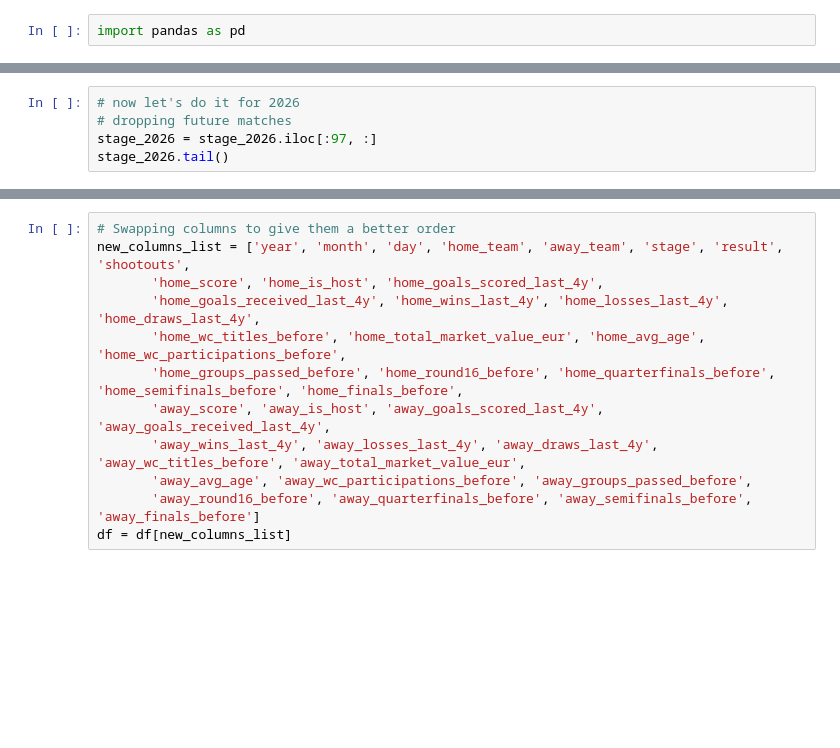
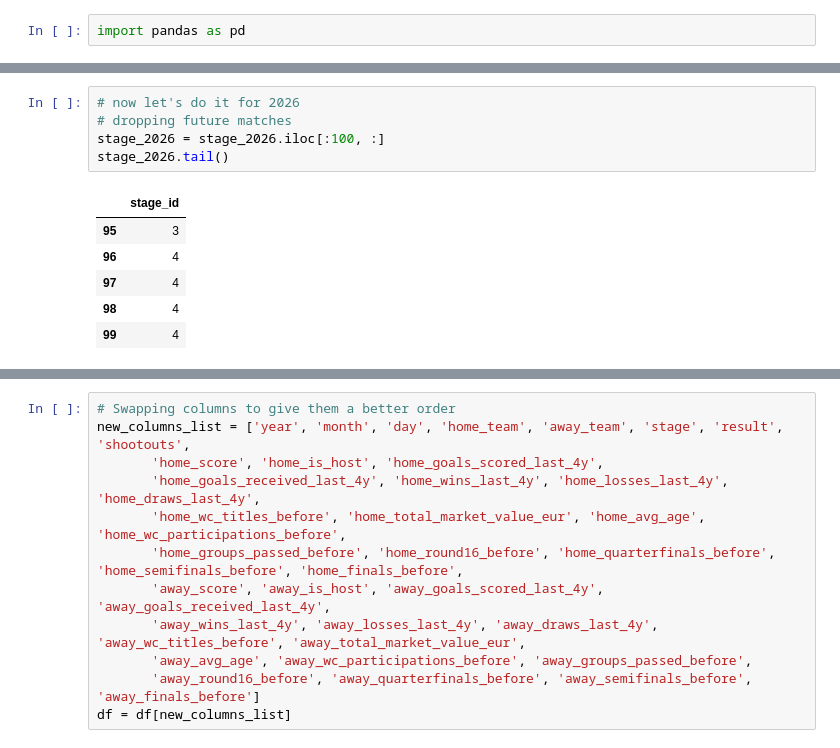
Before and after one commit to michele-55/world_cup_project, a Jupyter notebook: data_cleaning.ipynb, the cells around one changed output, grey strips where cells are left out. Drawn from its saved outputs; the diff is of its cells as text; blank space fills up the shorter version.

```diff
--- a/data_cleaning.ipynb
+++ b/data_cleaning.ipynb
@@ -184,8 +371,15 @@ stage_2022.drop(columns = "category", inplace=True)
 # %%
 # now let's do it for 2026
 # dropping future matches
-stage_2026 = stage_2026.iloc[:97, :]
+stage_2026 = stage_2026.iloc[:100, :]
 stage_2026.tail()
+# %% [output]
+|  | stage_id |
+| 95 | 3 |
+| 96 | 4 |
+| 97 | 4 |
+| 98 | 4 |
+| 99 | 4 |
 # %%
 # check lengths
 print(enrich_results.shape[0] + stage_2022.shape[0] + stage_2026.shape[0])
```
Also changed, not shown: parts of 49 cells of this notebook, 1 other file.
